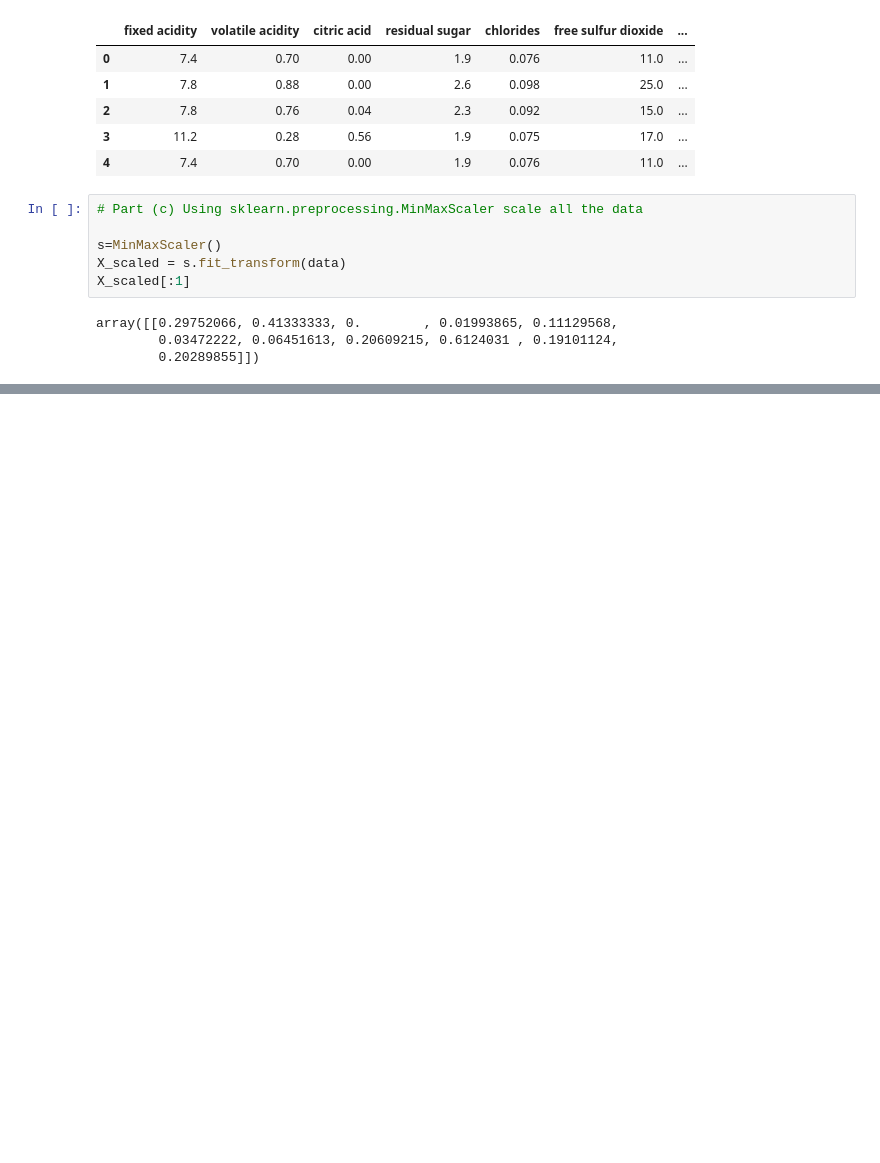
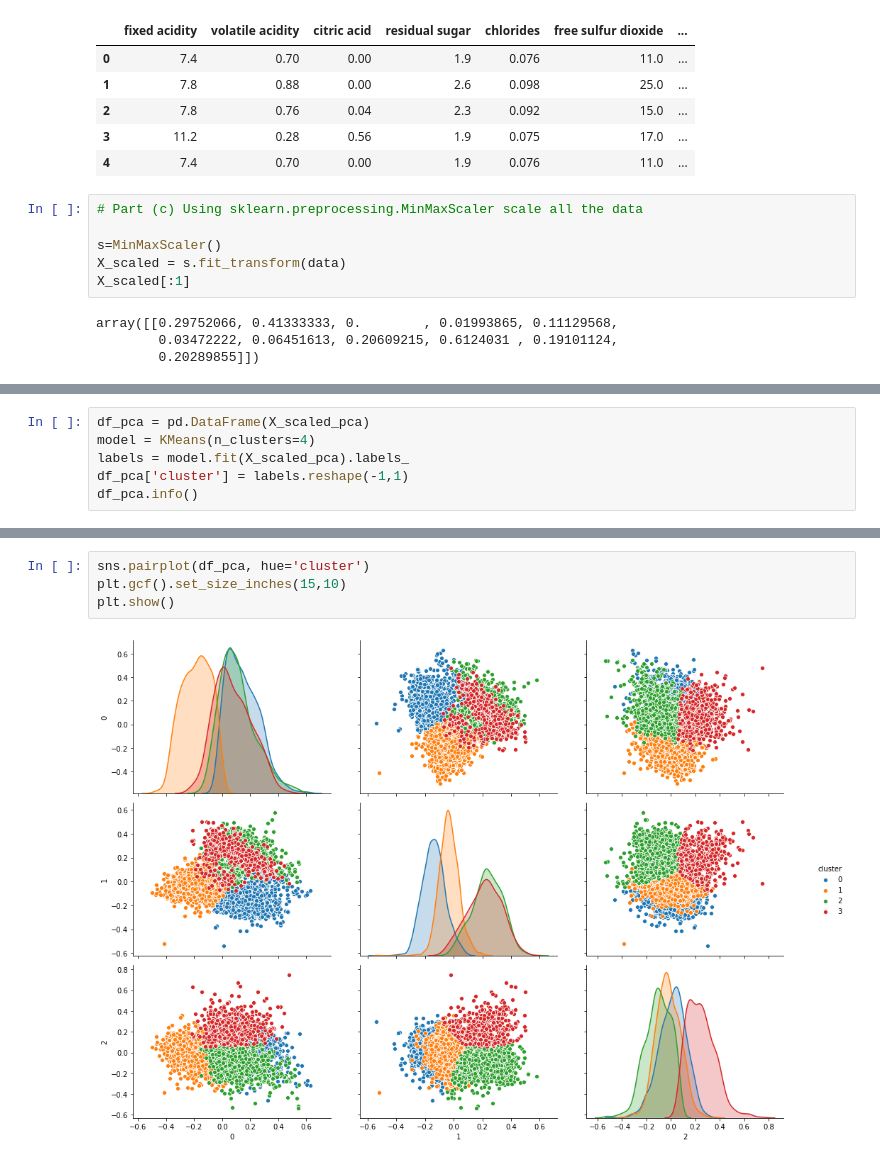
Before and after one commit to MaxLian11/NSF-DS-2020, a Jupyter notebook: Python Shapiro/Week5_HW3 Clustering Methods.ipynb, the cells around one changed output, grey strips where cells are left out. Cells and saved outputs as stored; diff of their text form; blank space fills up the shorter version.

Commit message:
Add file ANN. Update file Clustering

```diff
--- a/Python Shapiro/Week5_HW3 Clustering Methods.ipynb
+++ b/Python Shapiro/Week5_HW3 Clustering Methods.ipynb
@@ -147,0 +149,6 @@ plt.gcf().set_size_inches(15,15)
+# %%
+df_pca = pd.DataFrame(X_scaled_pca)
+model = KMeans(n_clusters=4)
+labels = model.fit(X_scaled_pca).labels_
+df_pca['cluster'] = labels.reshape(-1,1)
+df_pca.info()
@@ -147,0 +167,6 @@ plt.gcf().set_size_inches(15,15)
+# %%
+sns.pairplot(df_pca, hue='cluster')
+plt.gcf().set_size_inches(15,10)
+plt.show()
+# %% [output]
+[figure, added]
```
Also changed, not shown: parts of 7 cells of this notebook, 1 other file.
